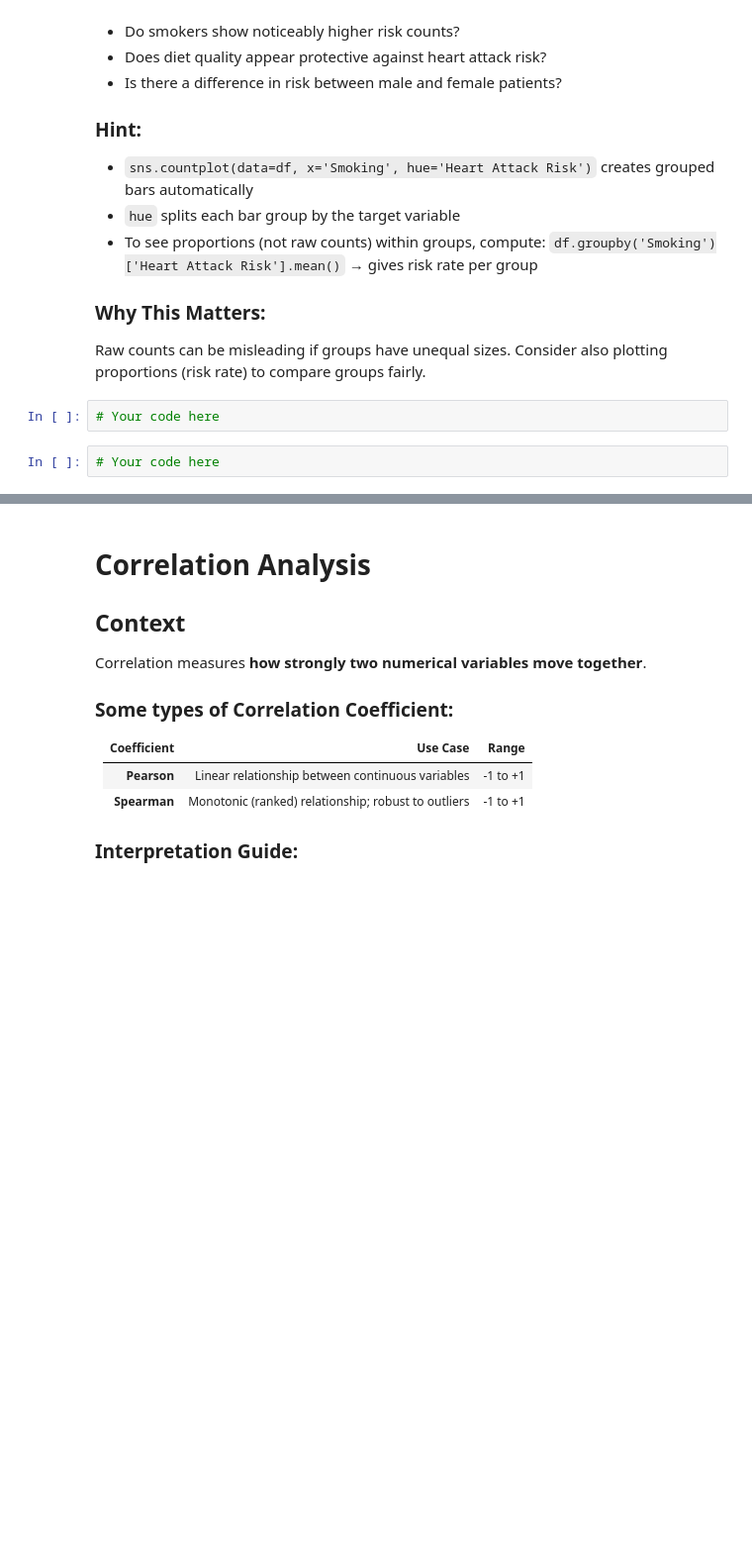
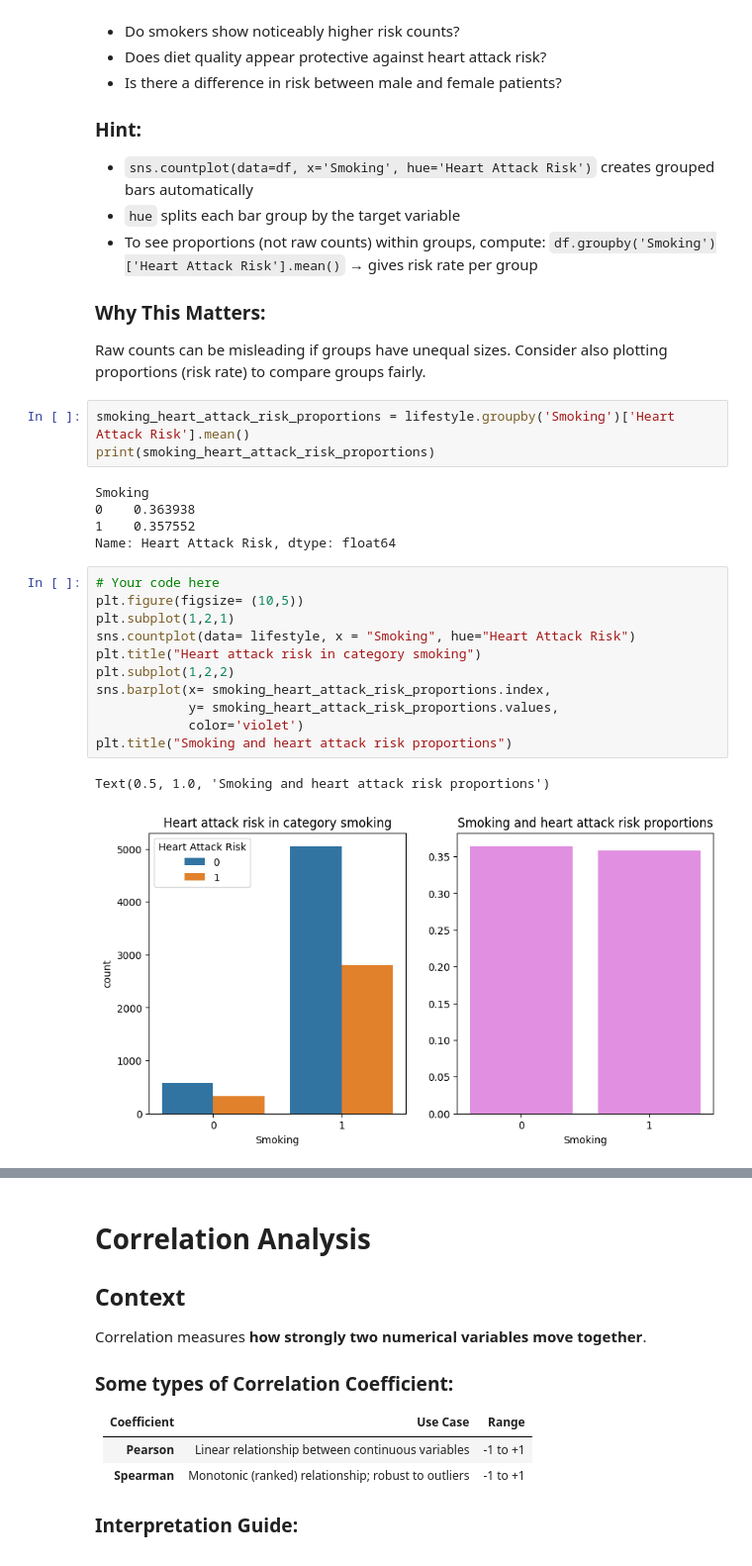
Before and after one commit to CodexAarogya/Fusemachines-Assignments, a Jupyter notebook: Week-1/Data Wrangling/Wk_1_Data_Wrangling_HeartAttack.ipynb, the cells around one changed output, grey strips where cells are left out. Shown at 99% size. Cells and saved outputs as stored; diff of their text form; blank space fills up the shorter version.

```diff
--- a/Week-1/Data Wrangling/Wk_1_Data_Wrangling_HeartAttack.ipynb
+++ b/Week-1/Data Wrangling/Wk_1_Data_Wrangling_HeartAttack.ipynb
@@ -534,7 +572,25 @@ For the categorical features: Smoking, Diet, Sex, create a grouped bar chart sho
 
 ### Why This Matters:
 Raw counts can be misleading if groups have unequal sizes. Consider also plotting proportions (risk rate) to compare groups fairly.
-# %%
-# Your code here
+# %%
+smoking_heart_attack_risk_proportions = lifestyle.groupby('Smoking')['Heart Attack Risk'].mean()
+print(smoking_heart_attack_risk_proportions)
+# %% [output]
+Smoking
+0    0.363938
+1    0.357552
+Name: Heart Attack Risk, dtype: float64
 # %%
 # Your code here
+plt.figure(figsize= (10,5))
+plt.subplot(1,2,1)
+sns.countplot(data= lifestyle, x = "Smoking", hue="Heart Attack Risk")
+plt.title("Heart attack risk in category smoking")
+plt.subplot(1,2,2)
+sns.barplot(x= smoking_heart_attack_risk_proportions.index,
+            y= smoking_heart_attack_risk_proportions.values,
+            color='violet')
+plt.title("Smoking and heart attack risk proportions")
+# %% [output]
+Text(0.5, 1.0, 'Smoking and heart attack risk proportions')
+[figure, added]
```
Also changed, not shown: parts of 20 cells of this notebook.
